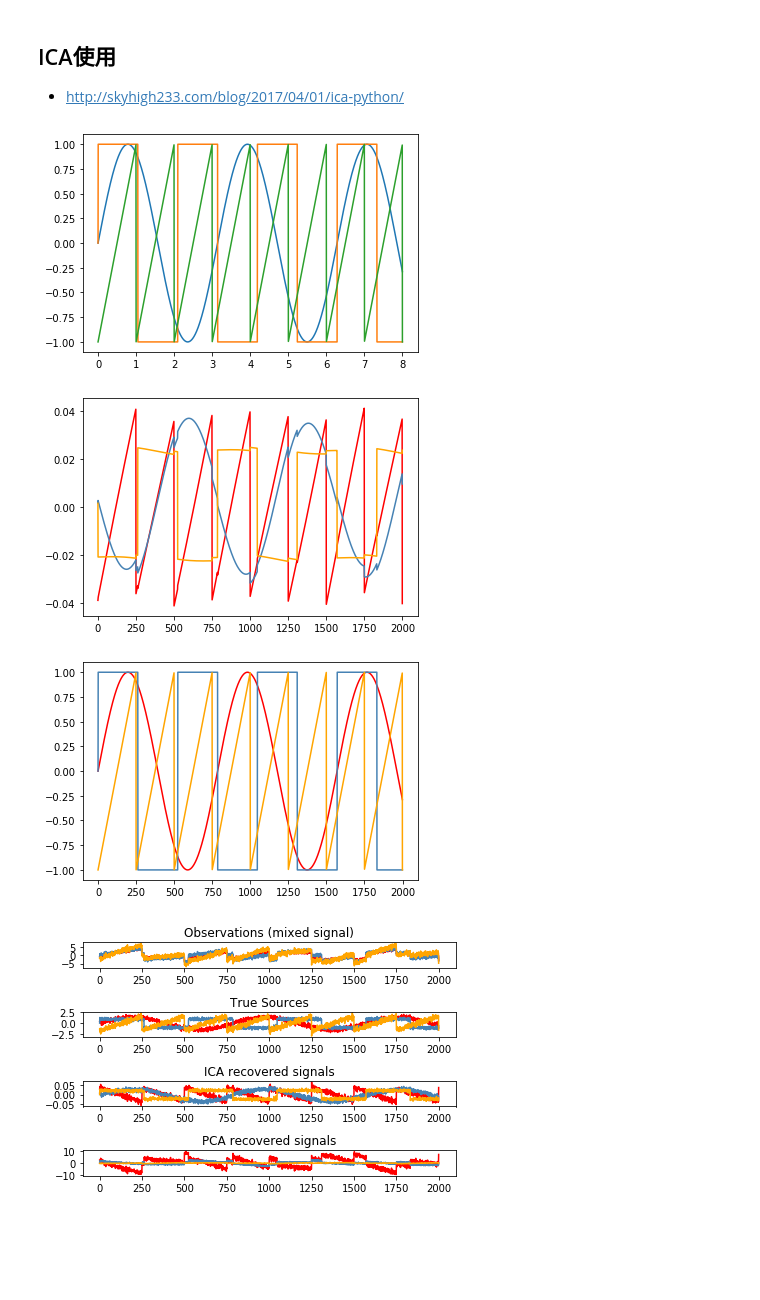
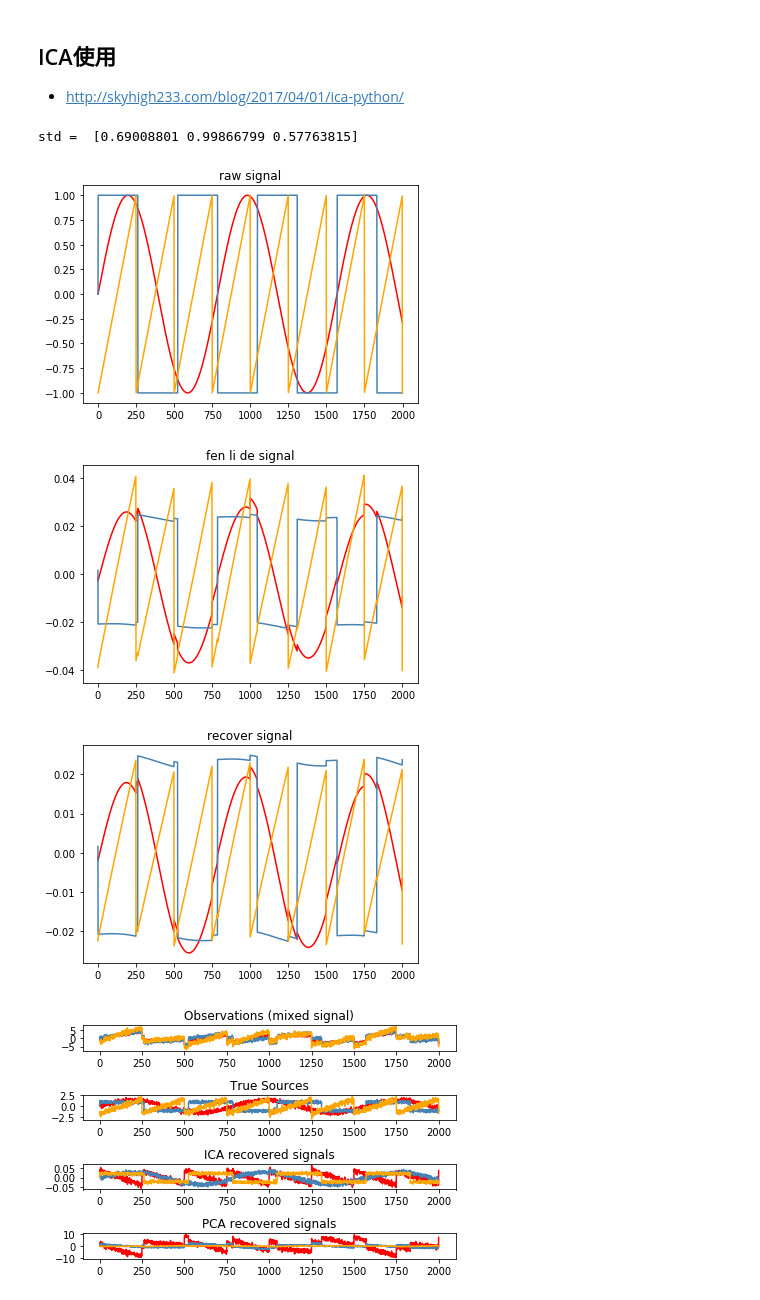
Before and after one commit to Vincent-syr/20MathModelCode, a Jupyter notebook: Untitled.ipynb, the cells around one changed output. Cells and saved outputs as stored; diff of their text form; code cells hidden in the pictures; blank space fills up the shorter version.

```diff
--- a/Untitled.ipynb
+++ b/Untitled.ipynb
@@ -603,40 +603,50 @@ from copy import deepcopy
 # %%
 s1 = np.sin(2 * time)  # Signal 1 : sinusoidal signal
 s2 = np.sign(np.sin(3 * time))  # Signal 2 : square signal
 s3 = signal.sawtooth(2 * np.pi * time)  # Signal 3: saw tooth signal
 
-plt.plot(time, s1)
-plt.plot(time, s2)
-plt.plot(time, s3)
+# plt.plot(time, s1)
+# plt.plot(time, s2)
+# plt.plot(time, s3)
 
 S = np.c_[s1, s2, s3]
 # noise = 0.2 * np.random.normal(size=S.shape)  # Add noise
 # S +=  noise
 S.shape  #  (2000, 3)
 std = S.std(axis=0)
+std.shape
 S /= std  # Standardize data
 # S /= S.std(axis=0)  # Standardize data
 
 # Mix data
 A = np.array([[1, 1, 1], [0.5, 2, 1.0], [1.5, 1.0, 2.0]])  # Mixing matrix
 X = np.dot(S, A.T)  # Generate observations
 X.shape   # (2000, 3)
 ica = FastICA(n_components=3)
 S_ = ica.fit_transform(X)  # Reconstruct signals
 S2 = S_ * std
 S3 = S * std
 colors = ['red', 'steelblue', 'orange']
+
 plt.figure()
-for sig, color in zip(S_.T, colors):
+for sig, color in zip(S3.T, colors):
+    plt.title('raw signal')
     plt.plot(sig, color=color)
 
 plt.figure()
-for sig, color in zip(S3.T, colors):
+for sig, color in zip(S_.T, colors):
+    plt.title('fen li de signal')
     plt.plot(sig, color=color)
+print('std = ', std)
+plt.figure()
+for sig, color in zip(S2.T, colors):
+    plt.title('recover signal')
+    plt.plot(sig, color=color)
 # %% [output]
+std =  [0.69008801 0.99866799 0.57763815]
-[figure, old version]
+[figure, new version]
-[figure, old version]
+[figure, new version]
-[figure, old version]
+[figure, new version]
 # %%
 # Generate sample data
 np.random.seed(0)
```
Also changed, not shown: parts of 10 cells of this notebook, 4 other files.
